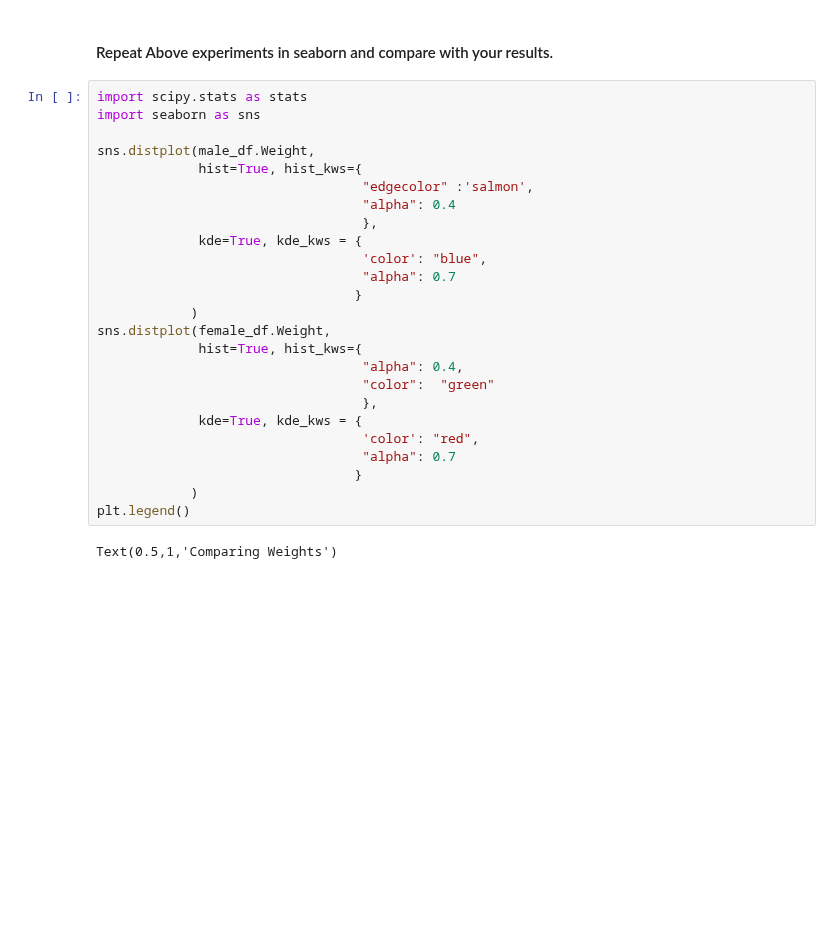
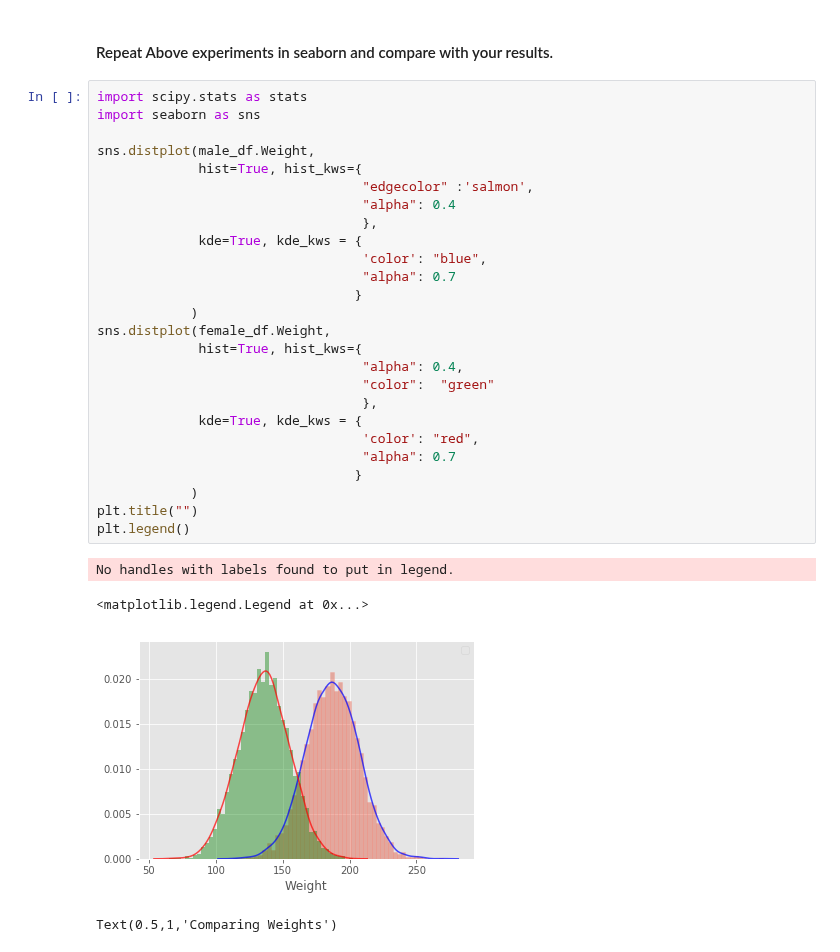
Before and after one commit to rvent/dsc-1-09-11-the-probability-density-function-lab-nyc-ds-career-012819, a Jupyter notebook: index.ipynb, the cells around one changed output. Cells and saved outputs as stored; diff of their text form; blank space fills up the shorter version.

```diff
--- a/index.ipynb
+++ b/index.ipynb
@@ -137,28 +137,33 @@ plt.show()
 # %%
 import scipy.stats as stats
 import seaborn as sns
 
 sns.distplot(male_df.Weight,
              hist=True, hist_kws={
                                   "edgecolor" :'salmon',
                                   "alpha": 0.4
                                   },
              kde=True, kde_kws = {
                                   'color': "blue",
                                   "alpha": 0.7
                                  }
             )
 sns.distplot(female_df.Weight,
              hist=True, hist_kws={
                                   "alpha": 0.4,
                                   "color":  "green"
                                   },
              kde=True, kde_kws = {
                                   'color': "red",
                                   "alpha": 0.7
                                  }
             )
+plt.title("")
 plt.legend()
+# %% [output]
+No handles with labels found to put in legend.
+<matplotlib.legend.Legend at 0x...>
+[figure, added]
 # %%
 # %% [output]
 Text(0.5,1,'Comparing Weights')
```
